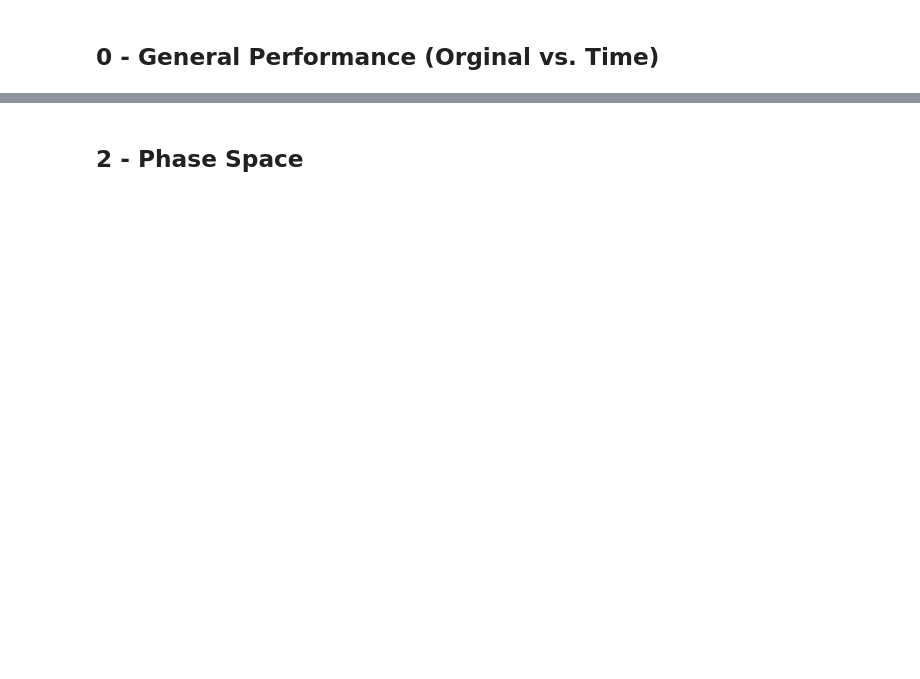
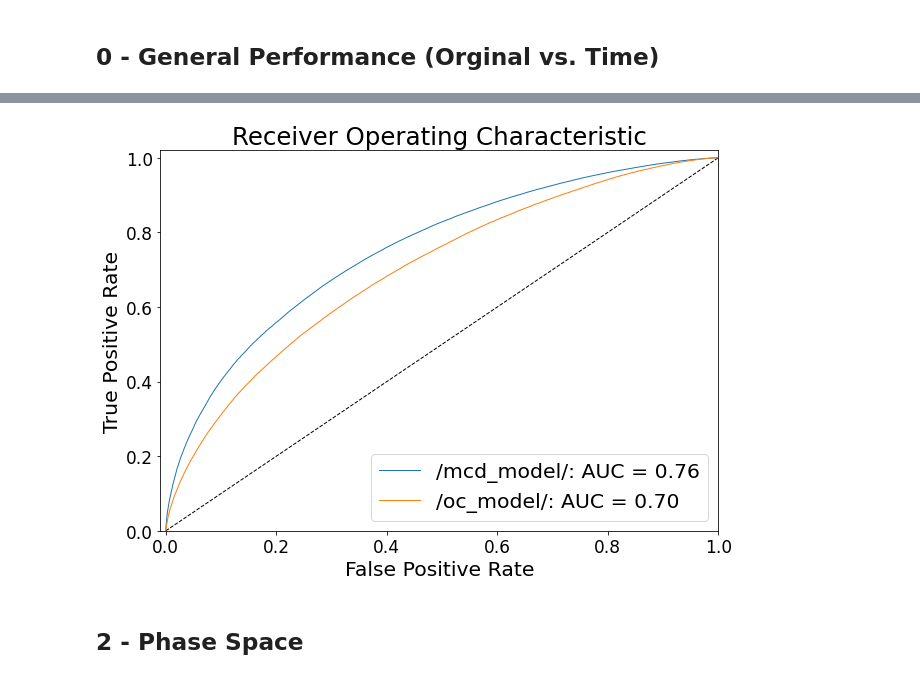
Before and after one commit to inakierregueab/WatChMaL, a Jupyter notebook: notebooks/biases/bias_analysis.ipynb, the cells around one changed output, grey strips where cells are left out. Cells and saved outputs as stored; diff of their text form; code cells hidden in the pictures; blank space fills up the shorter version.

```diff
--- a/notebooks/biases/bias_analysis.ipynb
+++ b/notebooks/biases/bias_analysis.ipynb
@@ -98,3 +128,7 @@ df_3
+# %%
+draw_roc_curve(base_path, h5_labels, models_base_path)
+# %% [output]
+[figure, added]
 # %% [markdown]
 ## 2 - Phase Space
 # %%
```
Also changed, not shown: parts of 34 cells of this notebook, 2 other files.
